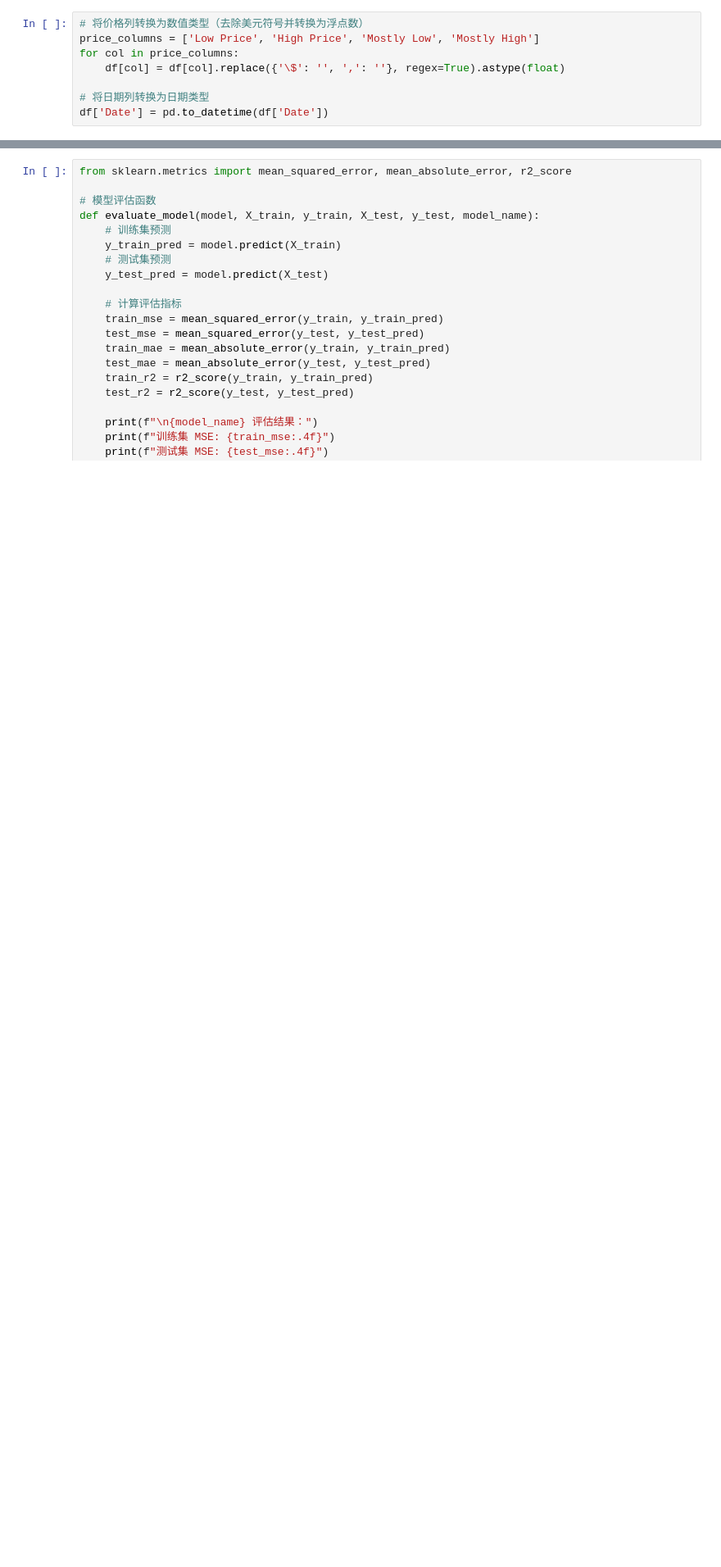
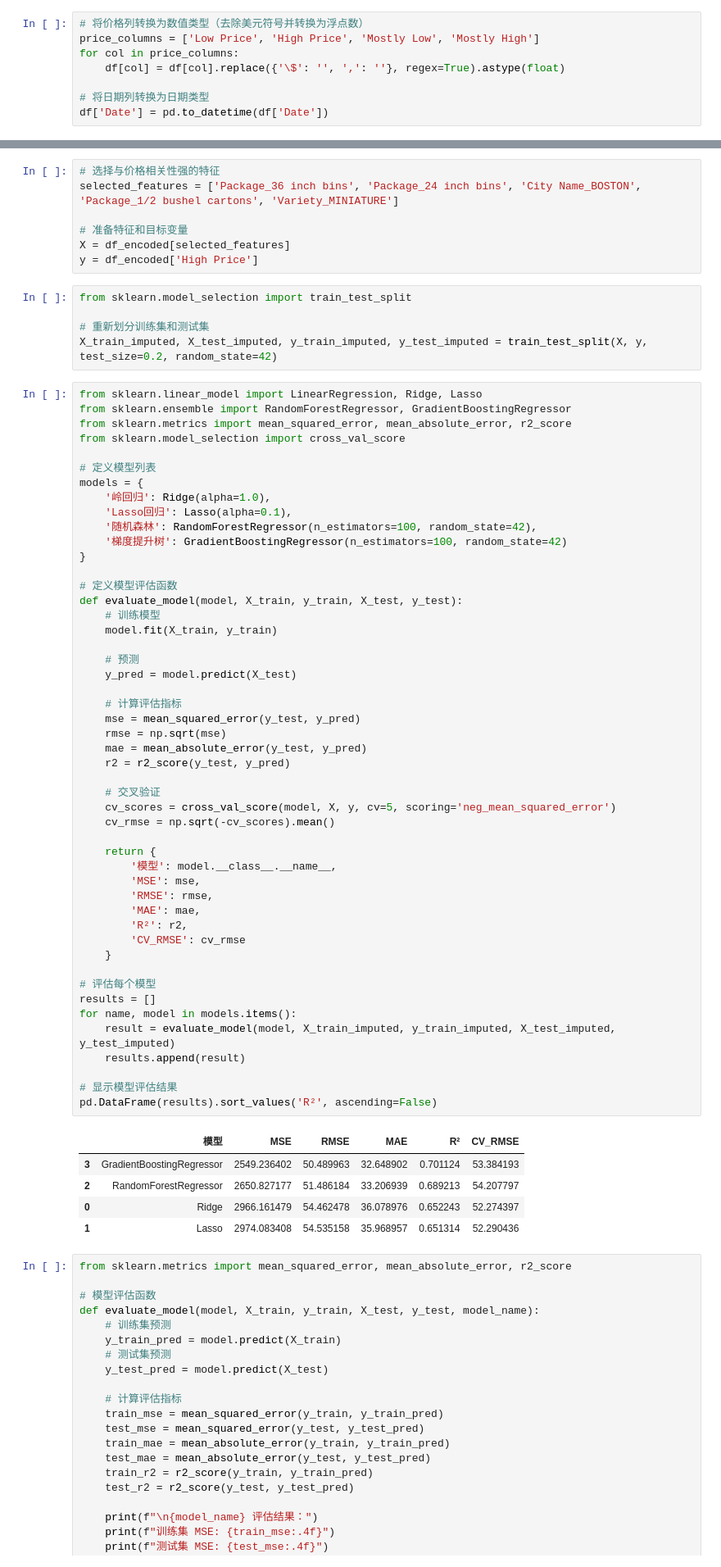
Before and after one commit to aaa123-avg/music_data_analysis_project, a Jupyter notebook: pumpkin_price_analysis_project/pumpkin_analysis.ipynb, the cells around one changed output, grey strips where cells are left out. Shown at 82% size. Drawn from its saved outputs; the diff is of its cells as text; blank space fills up the shorter version.

```diff
--- a/pumpkin_price_analysis_project/pumpkin_analysis.ipynb
+++ b/pumpkin_price_analysis_project/pumpkin_analysis.ipynb
@@ -141,3 +159,70 @@ LinearRegression()
+# %%
+# 选择与价格相关性强的特征
+selected_features = ['Package_36 inch bins', 'Package_24 inch bins', 'City Name_BOSTON', 'Package_1/2 bushel cartons', 'Variety_MINIATURE']
+
+# 准备特征和目标变量
+X = df_encoded[selected_features]
+y = df_encoded['High Price']
+# %%
+from sklearn.model_selection import train_test_split
+
+# 重新划分训练集和测试集
+X_train_imputed, X_test_imputed, y_train_imputed, y_test_imputed = train_test_split(X, y, test_size=0.2, random_state=42)
+# %%
+from sklearn.linear_model import LinearRegression, Ridge, Lasso
+from sklearn.ensemble import RandomForestRegressor, GradientBoostingRegressor
+from sklearn.metrics import mean_squared_error, mean_absolute_error, r2_score
+from sklearn.model_selection import cross_val_score
+
+# 定义模型列表
+models = {
+    '岭回归': Ridge(alpha=1.0),
+    'Lasso回归': Lasso(alpha=0.1),
+    '随机森林': RandomForestRegressor(n_estimators=100, random_state=42),
+    '梯度提升树': GradientBoostingRegressor(n_estimators=100, random_state=42)
+}
+
+# 定义模型评估函数
+def evaluate_model(model, X_train, y_train, X_test, y_test):
+    # 训练模型
+    model.fit(X_train, y_train)
+
+    # 预测
+    y_pred = model.predict(X_test)
+
+    # 计算评估指标
+    mse = mean_squared_error(y_test, y_pred)
+    rmse = np.sqrt(mse)
+    mae = mean_absolute_error(y_test, y_pred)
+    r2 = r2_score(y_test, y_pred)
+
+    # 交叉验证
+    cv_scores = cross_val_score(model, X, y, cv=5, scoring='neg_mean_squared_error')
+    cv_rmse = np.sqrt(-cv_scores).mean()
+
+    return {
+        '模型': model.__class__.__name__,
+        'MSE': mse,
+        'RMSE': rmse,
+        'MAE': mae,
+        'R²': r2,
+        'CV_RMSE': cv_rmse
+    }
+
+# 评估每个模型
+results = []
+for name, model in models.items():
+    result = evaluate_model(model, X_train_imputed, y_train_imputed, X_test_imputed, y_test_imputed)
+    results.append(result)
+
+# 显示模型评估结果
+pd.DataFrame(results).sort_values('R²', ascending=False)
+# %% [output]
+|  | 模型 | MSE | RMSE | MAE | R² | CV_RMSE |
+| 3 | GradientBoostingRegressor | 2549.236402 | 50.489963 | 32.648902 | 0.701124 | 53.384193 |
+| 2 | RandomForestRegressor | 2650.827177 | 51.486184 | 33.206939 | 0.689213 | 54.207797 |
+| 0 | Ridge | 2966.161479 | 54.462478 | 36.078976 | 0.652243 | 52.274397 |
+| 1 | Lasso | 2974.083408 | 54.535158 | 35.968957 | 0.651314 | 52.290436 |
 # %%
 from sklearn.metrics import mean_squared_error, mean_absolute_error, r2_score
 
```
Also changed, not shown: parts of 11 cells of this notebook.
